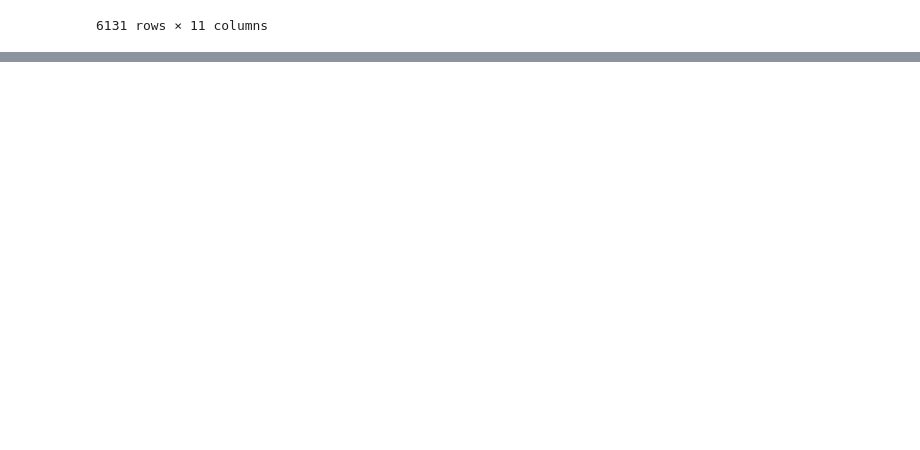
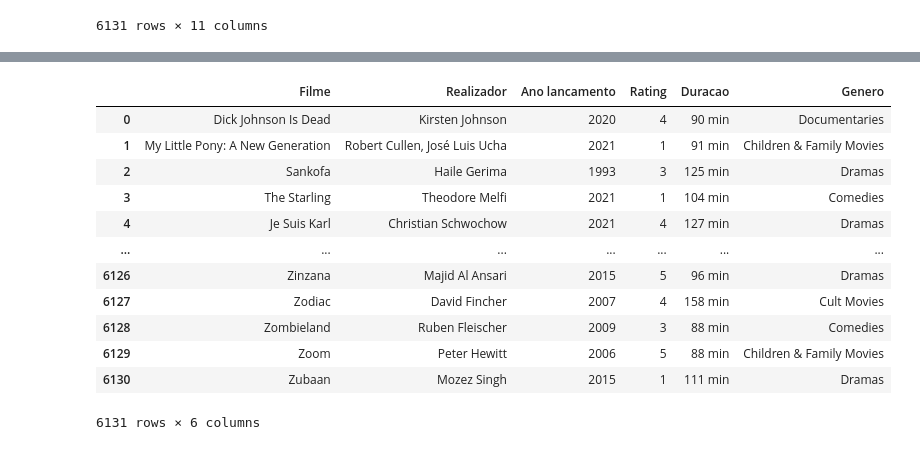
Before and after one commit to cmom2002/SP, a Jupyter notebook: Trabalho2/clean_original_dataset.ipynb, the cells around one changed output, grey strips where cells are left out. Drawn from its saved outputs; the diff is of its cells as text; code cells hidden in the pictures; blank space fills up the shorter version.

```diff
--- a/Trabalho2/clean_original_dataset.ipynb
+++ b/Trabalho2/clean_original_dataset.ipynb
@@ -90,3 +90,8 @@ A value is trying to be set on a cop
 | 6129 | s8806 | Zoom | Peter Hewitt | Tim Allen, Courteney Cox, Chevy C... | United States | January 11, 2020 | 2006 | 5 | 88 min | Children & Family Movies | ... |
 | 6130 | s8807 | Zubaan | Mozez Singh | Vicky Kaushal, Sarah-Jane Dias, R... | India | March 2, 2019 | 2015 | 1 | 111 min | Dramas | ... |
 6131 rows × 11 columns
+# %%
+path = "dataset/netflix_final.csv"
+file = pd.read_csv(path)
+df = pd.DataFrame(file)
+display(df)
@@ -92,0 +112,18 @@ A value is trying to be set on a cop
+# %%
+df = df.drop(["show_id", "cast", "country", "date_added", "description"], axis=1)
+display(df)
+df.to_csv("dataset/netflix_final_final.csv", index=False)
+# %% [output]
+|  | Filme | Realizador | Ano lancamento | Rating | Duracao | Genero |
+| 0 | Dick Johnson Is Dead | Kirsten Johnson | 2020 | 4 | 90 min | Documentaries |
+| 1 | My Little Pony: A New Generation | Robert Cullen, José Luis Ucha | 2021 | 1 | 91 min | Children & Family Movies |
+| 2 | Sankofa | Haile Gerima | 1993 | 3 | 125 min | Dramas |
+| 3 | The Starling | Theodore Melfi | 2021 | 1 | 104 min | Comedies |
+| 4 | Je Suis Karl | Christian Schwochow | 2021 | 4 | 127 min | Dramas |
+| ... | ... | ... | ... | ... | ... | ... |
+| 6126 | Zinzana | Majid Al Ansari | 2015 | 5 | 96 min | Dramas |
+| 6127 | Zodiac | David Fincher | 2007 | 4 | 158 min | Cult Movies |
+| 6128 | Zombieland | Ruben Fleischer | 2009 | 3 | 88 min | Comedies |
+| 6129 | Zoom | Peter Hewitt | 2006 | 5 | 88 min | Children & Family Movies |
+| 6130 | Zubaan | Mozez Singh | 2015 | 1 | 111 min | Dramas |
+6131 rows × 6 columns
```
Also changed, not shown: parts of 1 cell of this notebook, 14 other files.
